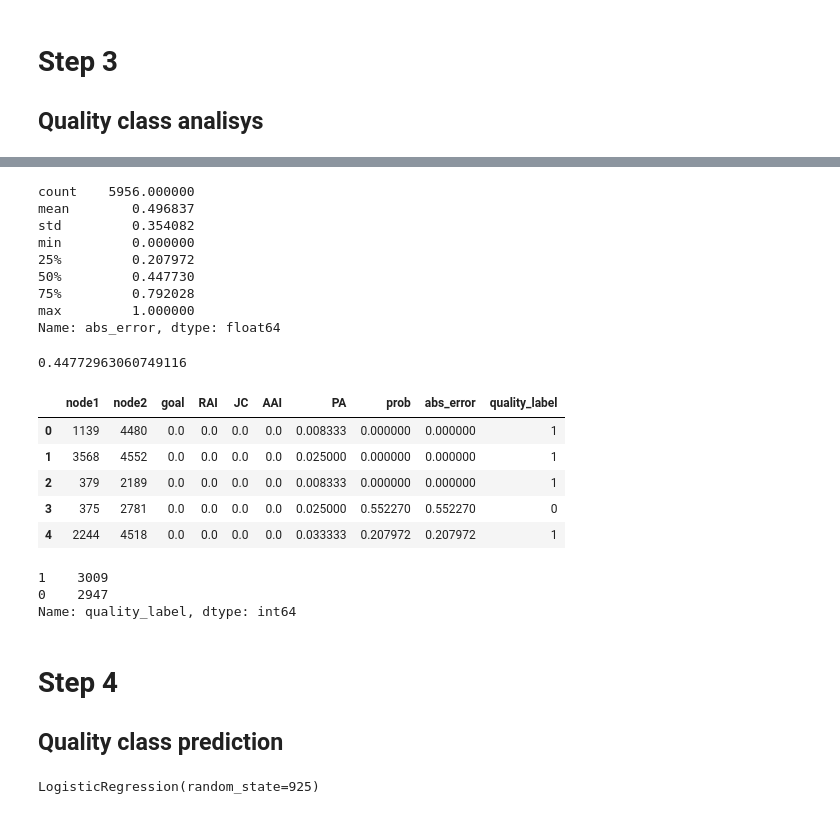
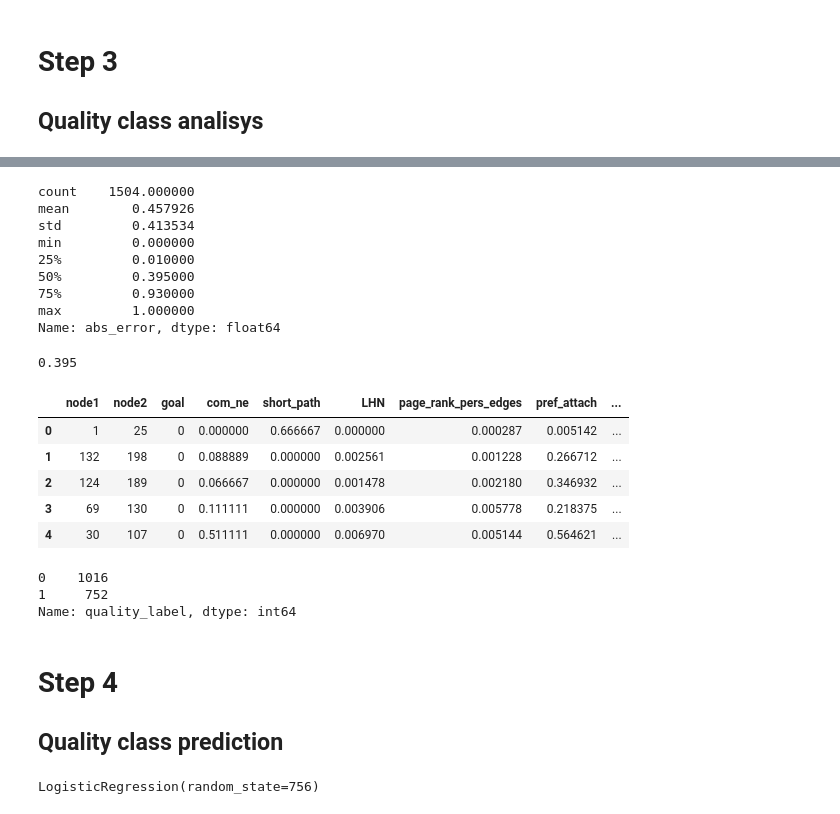
Before and after one commit to andrey-antonov-j4133c/link_prediction, a Jupyter notebook: experiments.ipynb, the cells around one changed output, grey strips where cells are left out. Saved outputs shown, nothing was run; the diff lists cells and outputs as text; code cells hidden in the pictures.

```diff
--- a/experiments.ipynb
+++ b/experiments.ipynb
@@ -25,6 +25,7 @@ from lib.generators.LFR import LFR
 from lib.generators.OLP import OLP
 
 
-generator = LFR(n=5000, t1=3, t2=1.1, m=0.1, seed=seed)
+#generator = LFR(n=5000, t1=3, t2=1.1, m=0.1, seed=seed)
+generator = OLP(seed=seed)
 feature_names = generator.feature_names
 # %% [output]
@@ -102,35 +103,35 @@ link_proba.head()
 # statistics on error
 link_proba['abs_error'].describe()
 # %% [output]
-count    5956.000000
-mean        0.496837
-std         0.354082
+count    1504.000000
+mean        0.457926
+std         0.413534
 min         0.000000
-25%         0.207972
-50%         0.447730
-75%         0.792028
+25%         0.010000
+50%         0.395000
+75%         0.930000
 max         1.000000
 Name: abs_error, dtype: float64
 # %%
-median_error = link_proba['abs_error'].median()
-median_error
+train_median_error = link_proba['abs_error'].median()
+train_median_error
 # %% [output]
-0.44772963060749116
+0.395
 # %%
-link_proba['quality_label'] = link_proba.apply(lambda row: 1 if row['abs_error'] <= median_error else 0, axis=1)
+link_proba['quality_label'] = link_proba.apply(lambda row: 1 if row['abs_error'] <= train_median_error else 0, axis=1)
 link_proba.head()
 # %% [output]
-|  | node1 | node2 | goal | RAI | JC | AAI | PA | prob | abs_error | quality_label |
-| 0 | 1139 | 4480 | 0.0 | 0.0 | 0.0 | 0.0 | 0.008333 | 0.000000 | 0.000000 | 1 |
-| 1 | 3568 | 4552 | 0.0 | 0.0 | 0.0 | 0.0 | 0.025000 | 0.000000 | 0.000000 | 1 |
-| 2 | 379 | 2189 | 0.0 | 0.0 | 0.0 | 0.0 | 0.008333 | 0.000000 | 0.000000 | 1 |
-| 3 | 375 | 2781 | 0.0 | 0.0 | 0.0 | 0.0 | 0.025000 | 0.552270 | 0.552270 | 0 |
-| 4 | 2244 | 4518 | 0.0 | 0.0 | 0.0 | 0.0 | 0.033333 | 0.207972 | 0.207972 | 1 |
+|  | node1 | node2 | goal | com_ne | short_path | LHN | page_rank_pers_edges | pref_attach | ... |
+| 0 | 1 | 25 | 0 | 0.000000 | 0.666667 | 0.000000 | 0.000287 | 0.005142 | ... |
+| 1 | 132 | 198 | 0 | 0.088889 | 0.000000 | 0.002561 | 0.001228 | 0.266712 | ... |
+| 2 | 124 | 189 | 0 | 0.066667 | 0.000000 | 0.001478 | 0.002180 | 0.346932 | ... |
+| 3 | 69 | 130 | 0 | 0.111111 | 0.000000 | 0.003906 | 0.005778 | 0.218375 | ... |
+| 4 | 30 | 107 | 0 | 0.511111 | 0.000000 | 0.006970 | 0.005144 | 0.564621 | ... |
 # %%
 link_proba['quality_label'].value_counts()
 # %% [output]
-1    3009
-0    2947
+0    1016
+1     752
 Name: quality_label, dtype: int64
 # %% [markdown]
 # Step 4
@@ -147,7 +148,7 @@ clf = LogisticRegression(random_state=seed)  #clf = LogisticRegression(random_st
 
 clf.fit(link_proba[feature_names], link_proba['quality_label'])
 # %% [output]
-LogisticRegression(random_state=925)
+LogisticRegression(random_state=756)
 # %%
 # testing the classifier
 
```
Also changed, not shown: parts of 15 cells of this notebook, 1 other file.
